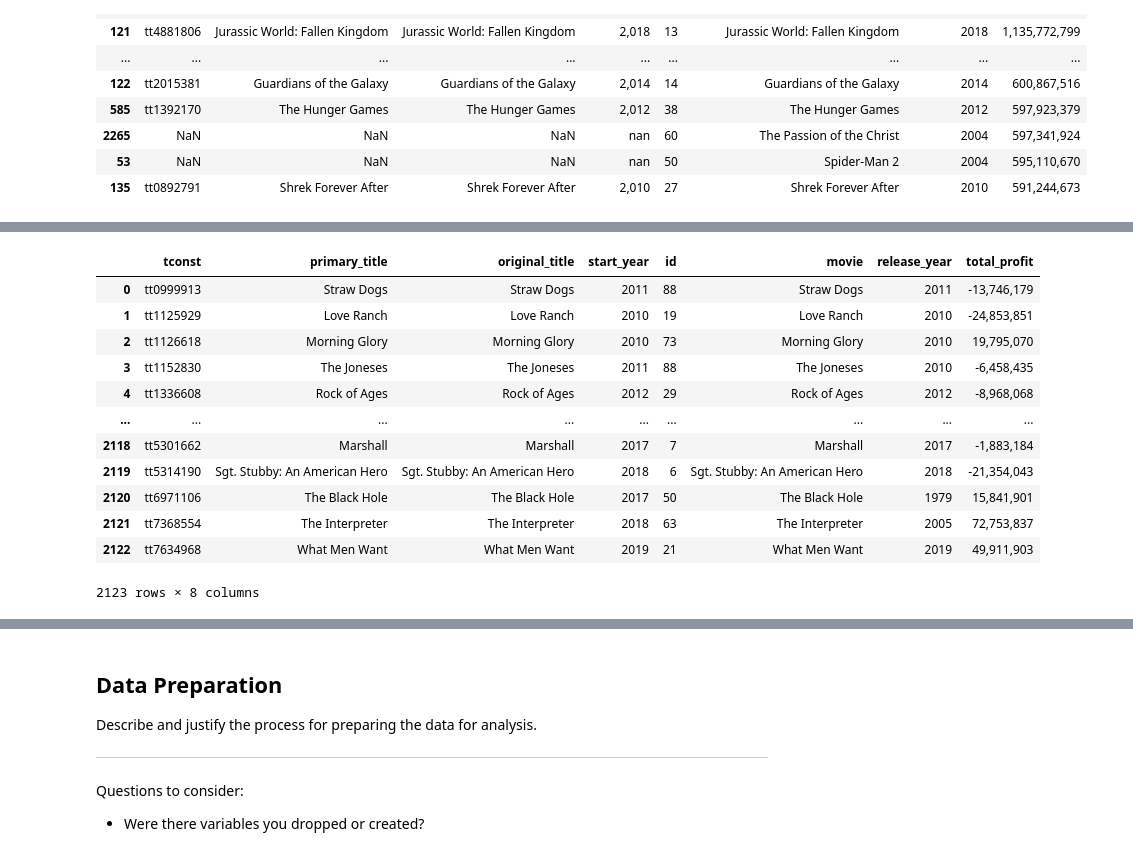
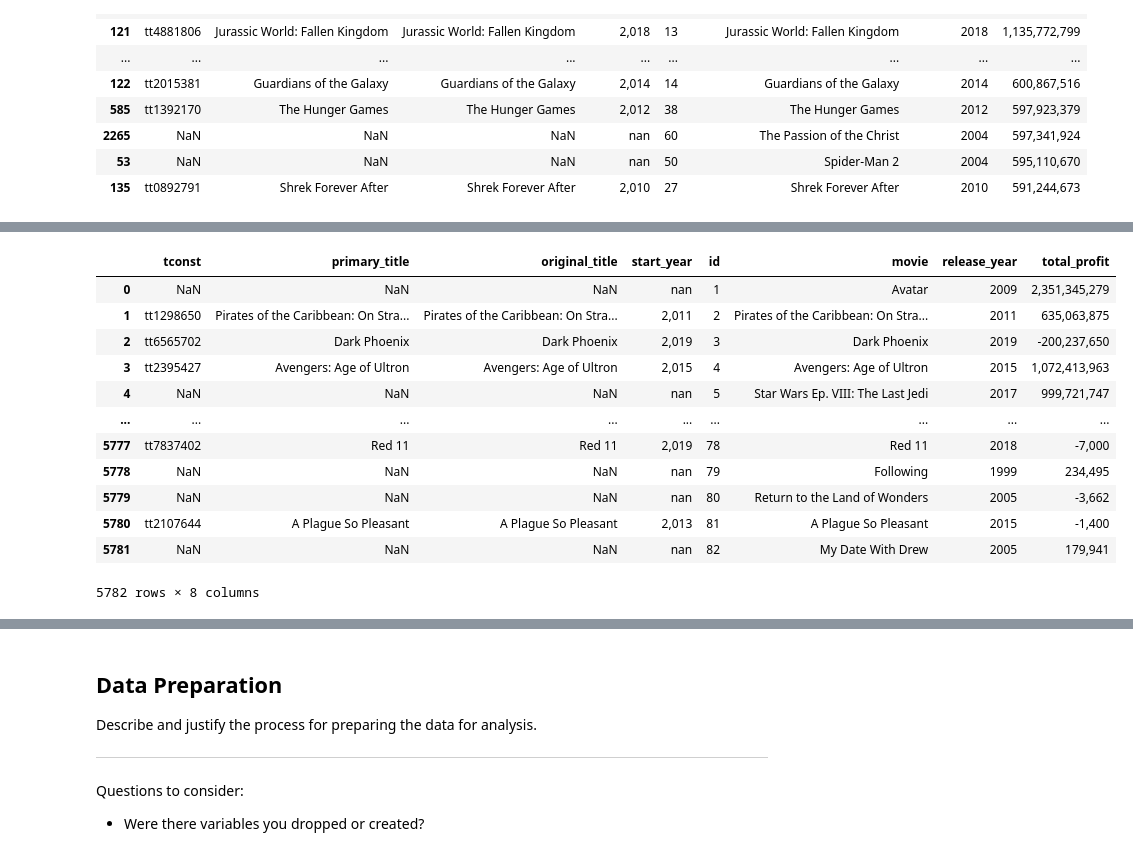
Before and after one commit to jxn628/dsc-phase-1-project, a Jupyter notebook: student.ipynb, the cells around one changed output, grey strips where cells are left out. Saved outputs shown, nothing was run; the diff lists cells and outputs as text; code cells hidden in the pictures.

```diff
--- a/student.ipynb
+++ b/student.ipynb
@@ -921,6 +921,6 @@ imdb_df.head(10)
 # to prevent this, I am going to create a movie_titles dataset where I can more closely examine whether movies
 #from table9 are where they are supposed to be or not.
 # %%
-movie_title_df = imdb_df[['tconst' , 'primary_title' , 'original_title', 'start_year']]
+movie_title_df = imdb_df[['tconst' , 'primary_title' , 'original_title', 'start_year', 'runtime_minutes']]
 movie_title_df
 # %% [output]
@@ -954,6 +954,6 @@ table9
 | 5781 | 82 | 2005-08-05 | My Date With Drew | 1,100 | 181,041 | 181,041 | 2005 | ... |
 5782 rows × 9 columns
 # %%
-table9_titles = table9[['id' , 'movie' , 'release_year', 'total_profit']]
+table9_titles = table9[['id' , 'movie' , 'release_year', 'total_profit', 'release_date']]
 table9_titles
 # %% [output]
@@ -1132,19 +1150,19 @@ memory usage: 4.6+ MB
 # %%
 #what if I joined on original title rather than primary title?
 
-merged_df_3 = pd.merge(movie_title_df, table9_titles, left_on= 'original_title', right_on= 'movie', how='inner')
+merged_df_3 = pd.merge(movie_title_df, table9_titles, left_on= 'original_title', right_on= 'movie', how='right')
 merged_df_3
 # %% [output]
 |  | tconst | primary_title | original_title | start_year | id | movie | release_year | total_profit |
-| 0 | tt0999913 | Straw Dogs | Straw Dogs | 2011 | 88 | Straw Dogs | 2011 | -13,746,179 |
-| 1 | tt1125929 | Love Ranch | Love Ranch | 2010 | 19 | Love Ranch | 2010 | -24,853,851 |
-| 2 | tt1126618 | Morning Glory | Morning Glory | 2010 | 73 | Morning Glory | 2010 | 19,795,070 |
-| 3 | tt1152830 | The Joneses | The Joneses | 2011 | 88 | The Joneses | 2010 | -6,458,435 |
-| 4 | tt1336608 | Rock of Ages | Rock of Ages | 2012 | 29 | Rock of Ages | 2012 | -8,968,068 |
+| 0 | NaN | NaN | NaN | nan | 1 | Avatar | 2009 | 2,351,345,279 |
+| 1 | tt1298650 | Pirates of the Caribbean: On Stra... | Pirates of the Caribbean: On Stra... | 2,011 | 2 | Pirates of the Caribbean: On Stra... | 2011 | 635,063,875 |
+| 2 | tt6565702 | Dark Phoenix | Dark Phoenix | 2,019 | 3 | Dark Phoenix | 2019 | -200,237,650 |
+| 3 | tt2395427 | Avengers: Age of Ultron | Avengers: Age of Ultron | 2,015 | 4 | Avengers: Age of Ultron | 2015 | 1,072,413,963 |
+| 4 | NaN | NaN | NaN | nan | 5 | Star Wars Ep. VIII: The Last Jedi | 2017 | 999,721,747 |
 | ... | ... | ... | ... | ... | ... | ... | ... | ... |
-| 2118 | tt5301662 | Marshall | Marshall | 2017 | 7 | Marshall | 2017 | -1,883,184 |
-| 2119 | tt5314190 | Sgt. Stubby: An American Hero | Sgt. Stubby: An American Hero | 2018 | 6 | Sgt. Stubby: An American Hero | 2018 | -21,354,043 |
-| 2120 | tt6971106 | The Black Hole | The Black Hole | 2017 | 50 | The Black Hole | 1979 | 15,841,901 |
-| 2121 | tt7368554 | The Interpreter | The Interpreter | 2018 | 63 | The Interpreter | 2005 | 72,753,837 |
-| 2122 | tt7634968 | What Men Want | What Men Want | 2019 | 21 | What Men Want | 2019 | 49,911,903 |
+| 5777 | tt7837402 | Red 11 | Red 11 | 2,019 | 78 | Red 11 | 2018 | -7,000 |
+| 5778 | NaN | NaN | NaN | nan | 79 | Following | 1999 | 234,495 |
+| 5779 | NaN | NaN | NaN | nan | 80 | Return to the Land of Wonders | 2005 | -3,662 |
+| 5780 | tt2107644 | A Plague So Pleasant | A Plague So Pleasant | 2,013 | 81 | A Plague So Pleasant | 2015 | -1,400 |
+| 5781 | NaN | NaN | NaN | nan | 82 | My Date With Drew | 2005 | 179,941 |
-2123 rows × 8 columns
+5782 rows × 8 columns
```
Also changed, not shown: parts of 56 cells of this notebook.
